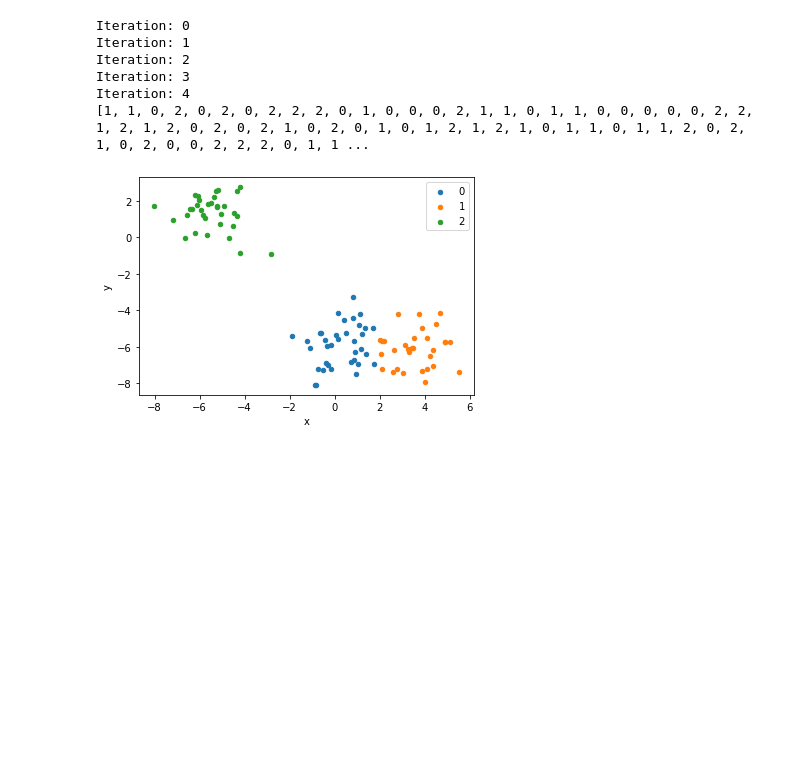
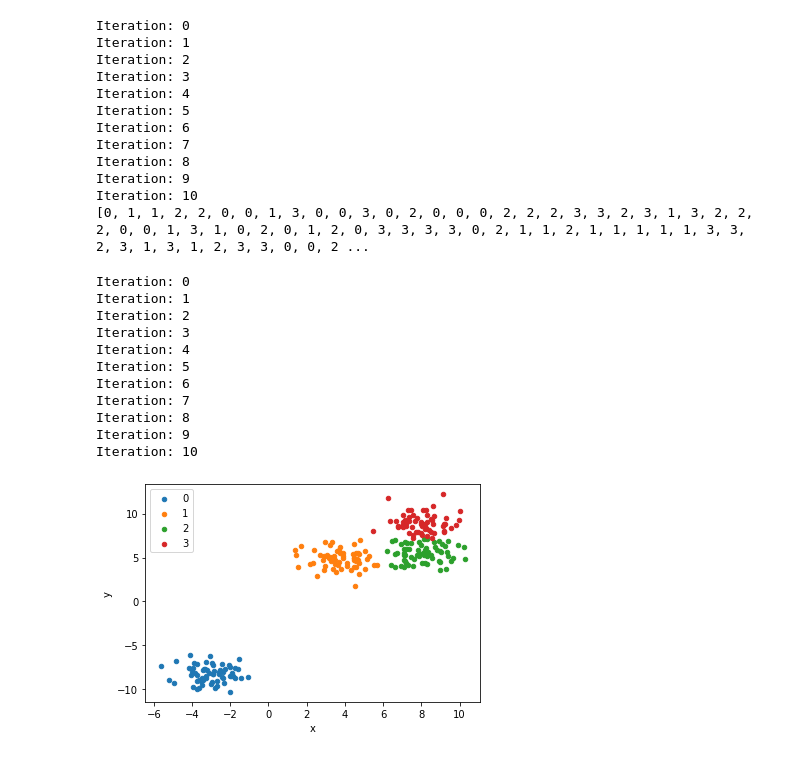
Before and after one commit to Lilchoto3/cs-build-week-unit-5, a Jupyter notebook: testing.ipynb, the cells around one changed output. Saved outputs shown, nothing was run; the diff lists cells and outputs as text; code cells hidden in the pictures; blank space fills up the shorter version.

```diff
--- a/testing.ipynb
+++ b/testing.ipynb
@@ -13,6 +13,6 @@ print(points[:5])
 # %%
 from kmeans.kmeansClusteringNoScipy import KMeans
-kmeans = KMeans(n_clusters=3, max_iter=20, savealliters=True)
+kmeans = KMeans(n_clusters=4, max_iter=20)
 kmeans.fit(points)
 print(kmeans.predict(points))
 # %% [output]
@@ -21,29 +21,51 @@ Iteration: 1
 Iteration: 2
 Iteration: 3
 Iteration: 4
-[1, 1, 0, 2, 0, 2, 0, 2, 2, 2, 0, 1, 0, 0, 0, 2, 1, 1, 0, 1, 1, 0, 0, 0, 0, 0, 2, 2, 1, 2, 1, 2, 0, 2, 0, 2, 1, 0, 2, 0, 1, 0, 1, 2, 1, 2, 1, 0, 1, 1, 0, 1, 1, 2, 0, 2, 1, 0, 2, 0, 0, 2, 2, 2, 0, 1, 1 ...
+Iteration: 5
+Iteration: 6
+Iteration: 7
+Iteration: 8
+Iteration: 9
+Iteration: 10
+[0, 1, 1, 2, 2, 0, 0, 1, 3, 0, 0, 3, 0, 2, 0, 0, 0, 2, 2, 2, 3, 3, 2, 3, 1, 3, 2, 2, 2, 0, 0, 1, 3, 1, 0, 2, 0, 1, 2, 0, 3, 3, 3, 3, 0, 2, 1, 1, 2, 1, 1, 1, 1, 1, 3, 3, 2, 3, 1, 3, 1, 2, 3, 3, 0, 0, 2 ...
 # %%
 # plot points with clusters to show it works
 import pandas as pd
 import matplotlib.pyplot as plt
 
-df = pd.DataFrame(points, columns=['x','y'])
-df['label'] = kmeans.predict(points)
-df.head()
+def plot_clusters(clusters, iterations):
+    kmeans = KMeans(n_clusters=clusters, max_iter=iterations)
+    kmeans.fit(points)
 
-colors = {0:'tab:blue',
-          1:'tab:orange',
-          2:'tab:green',
-          3:'tab:red',
-          4:'tab:purple',
-          5:'tab:brown',
-          6:'tab:pink',
-          7:'tab:gray'
-}
-fig, ax = plt.subplots()
-grouped = df.groupby('label')
-for key, group in grouped:
-    group.plot(ax=ax, kind='scatter', x='x', y='y', label=key, color=colors[key])
-plt.show()
+    df = pd.DataFrame(points, columns=['x','y'])
+    df['label'] = kmeans.predict(points)
+
+    colors = {0:'tab:blue',
+            1:'tab:orange',
+            2:'tab:green',
+            3:'tab:red',
+            4:'tab:purple',
+            5:'tab:brown',
+            6:'tab:pink',
+            7:'tab:gray'
+    }
+    fig, ax = plt.subplots()
+    grouped = df.groupby('label')
+    for key, group in grouped:
+        group.plot(ax=ax, kind='scatter', x='x', y='y', label=key,                       color=colors[key])
+    plt.show()
+
+plot_clusters(4, 20)
 # %% [output]
+Iteration: 0
+Iteration: 1
+Iteration: 2
+Iteration: 3
+Iteration: 4
+Iteration: 5
+Iteration: 6
+Iteration: 7
+Iteration: 8
+Iteration: 9
+Iteration: 10
-[figure, old version]
+[figure, new version]
```
Also changed, not shown: parts of 5 cells of this notebook, 1 other file.
